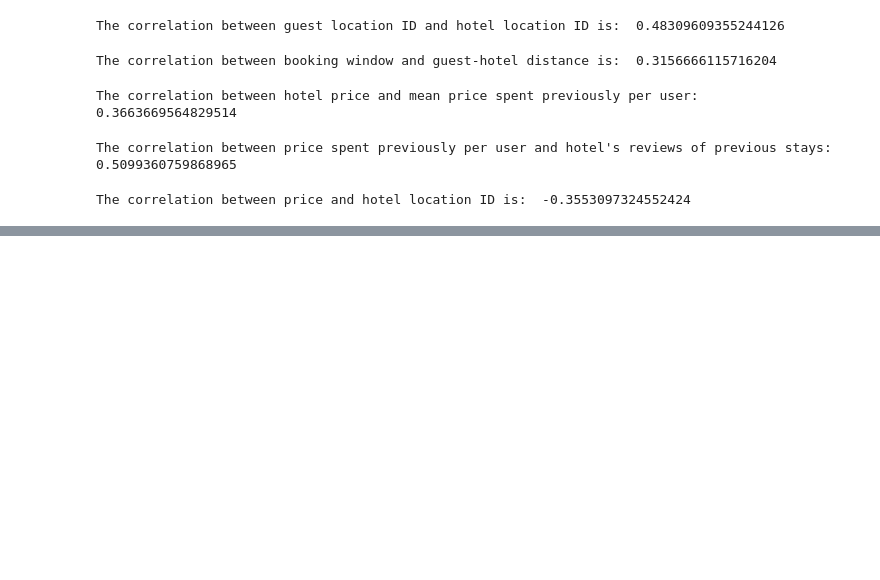
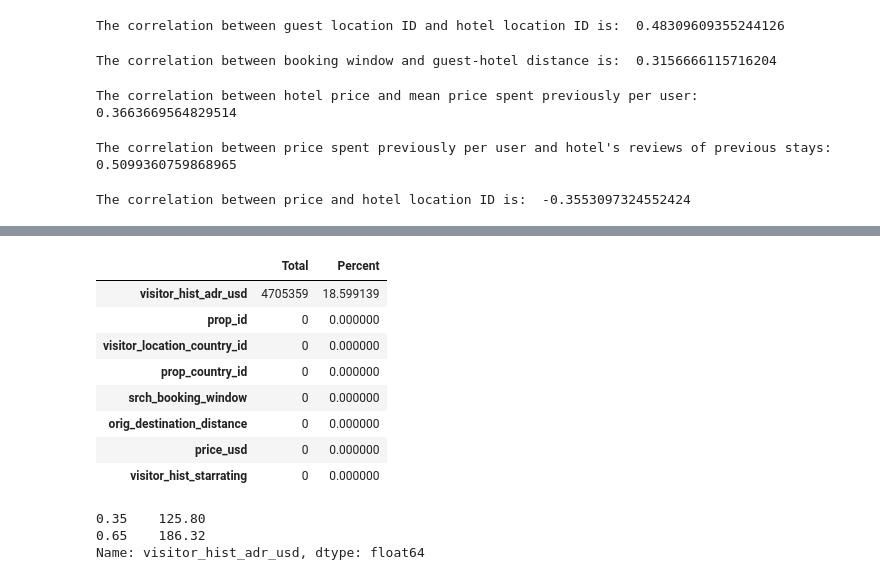
Before and after one commit to AlexiaSalomons/dmt_assignment2, a Jupyter notebook: dmy_exploration.ipynb, the cells around one changed output, grey strips where cells are left out. Drawn from its saved outputs; the diff is of its cells as text; code cells hidden in the pictures; blank space fills up the shorter version.

```diff
--- a/dmy_exploration.ipynb
+++ b/dmy_exploration.ipynb
@@ -133,0 +128,27 @@ missing_data
+# %%
+#Set missing values to mean of the column
+training_data['orig_destination_distance'].fillna(training_data['orig_destination_distance'].mean(), inplace=True)
+training_data['visitor_hist_starrating'].fillna(training_data['visitor_hist_starrating'].mean(), inplace=True)
+# %%
+#Check that there is no missing data
+total = training_data.isnull().sum().sort_values(ascending=False)
+percent = (training_data.isnull().sum()/training_data.count()).sort_values(ascending=False)
+missing_data = pd.concat([total, percent], axis=1, keys=['Total', 'Percent'])
+missing_data
+# %% [output]
+|  | Total | Percent |
+| visitor_hist_adr_usd | 4705359 | 18.599139 |
+| prop_id | 0 | 0.000000 |
+| visitor_location_country_id | 0 | 0.000000 |
+| prop_country_id | 0 | 0.000000 |
+| srch_booking_window | 0 | 0.000000 |
+| orig_destination_distance | 0 | 0.000000 |
+| price_usd | 0 | 0.000000 |
+| visitor_hist_starrating | 0 | 0.000000 |
+# %%
+#Divide into 3 budget categories
+training_data['visitor_hist_adr_usd'].quantile([0.35, 0.65])
+# %% [output]
+0.35    125.80
+0.65    186.32
+Name: visitor_hist_adr_usd, dtype: float64
```
Also changed, not shown: parts of 8 cells of this notebook.
